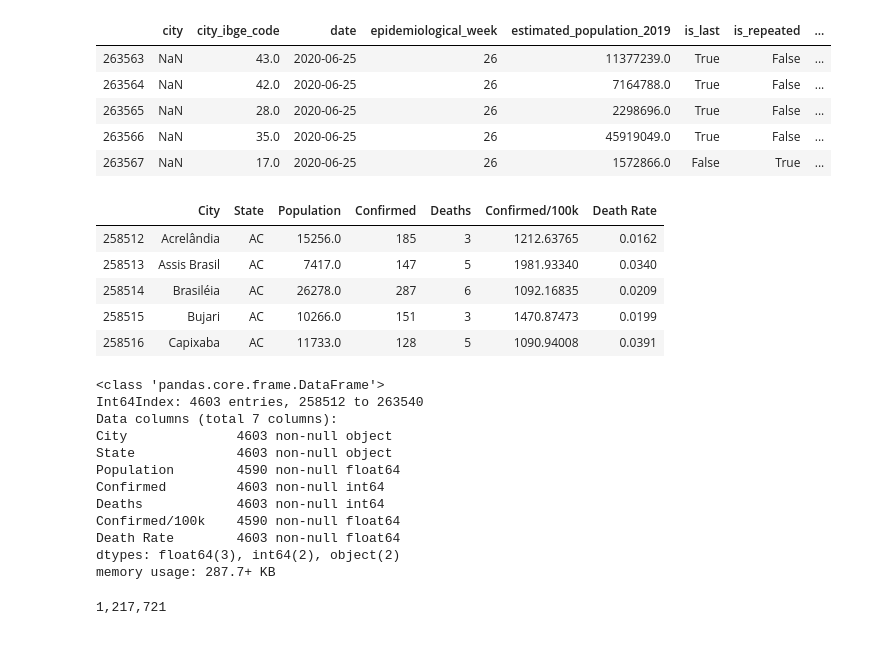
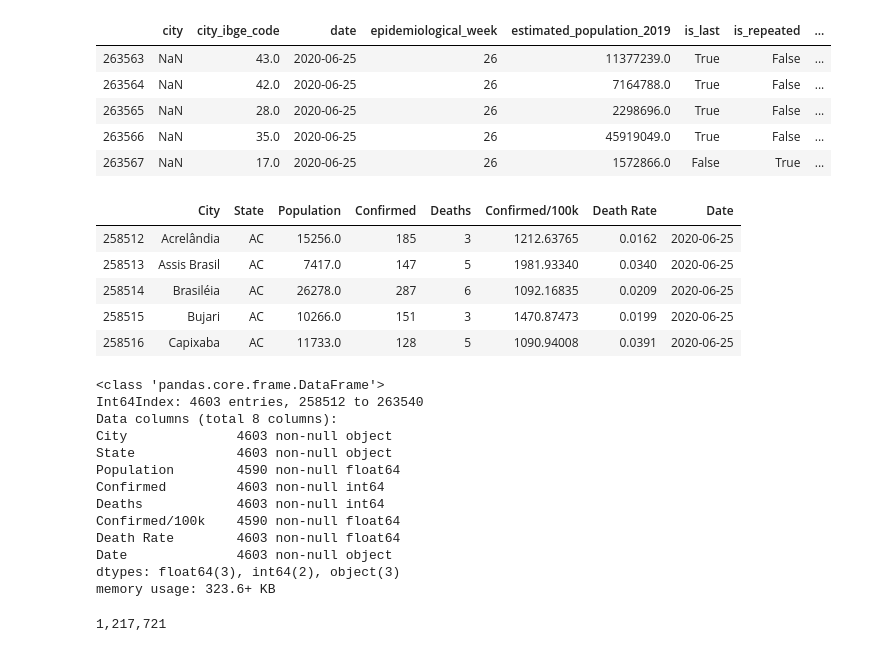
Before and after one commit to gfsilveira/covid, a Jupyter notebook: SE_Covid19-MunicipiosBR.ipynb, the cells around one changed output. Saved outputs shown, nothing was run; the diff lists cells and outputs as text; code cells hidden in the pictures.

```diff
--- a/04-Covid19-MunicipiosBR_socioeconomico_modifi.ipynb
+++ b/SE_Covid19-MunicipiosBR.ipynb
@@ -74,40 +67,42 @@ df_cov.tail()
 # %%
 df_cov = df_cov[
         (df_cov['date'] == df_cov['date'].tail(1).values[0]) &
         (df_cov['place_type'] == 'city') &
         (df_cov['last_available_confirmed'] > 1)
 ][[
     "city",
     "state",
     "estimated_population_2019",
     "last_available_confirmed",
     "last_available_deaths",
     "last_available_confirmed_per_100k_inhabitants",
     "last_available_death_rate",
+    "date",
 ]]
 df_cov = df_cov.rename(columns={
     "city": "City",
     "state": "State",
     "estimated_population_2019": "Population",
     "last_available_confirmed": "Confirmed",
     "last_available_deaths": "Deaths",
     "last_available_confirmed_per_100k_inhabitants": "Confirmed/100k",
     "last_available_death_rate": "Death Rate",
+    "date": "Date",
 })
 df_cov.head()
 # %% [output]
-|  | City | State | Population | Confirmed | Deaths | Confirmed/100k | Death Rate |
-| 258512 | Acrelândia | AC | 15256.0 | 185 | 3 | 1212.63765 | 0.0162 |
-| 258513 | Assis Brasil | AC | 7417.0 | 147 | 5 | 1981.93340 | 0.0340 |
-| 258514 | Brasiléia | AC | 26278.0 | 287 | 6 | 1092.16835 | 0.0209 |
-| 258515 | Bujari | AC | 10266.0 | 151 | 3 | 1470.87473 | 0.0199 |
-| 258516 | Capixaba | AC | 11733.0 | 128 | 5 | 1090.94008 | 0.0391 |
+|  | City | State | Population | Confirmed | Deaths | Confirmed/100k | Death Rate | Date |
+| 258512 | Acrelândia | AC | 15256.0 | 185 | 3 | 1212.63765 | 0.0162 | 2020-06-25 |
+| 258513 | Assis Brasil | AC | 7417.0 | 147 | 5 | 1981.93340 | 0.0340 | 2020-06-25 |
+| 258514 | Brasiléia | AC | 26278.0 | 287 | 6 | 1092.16835 | 0.0209 | 2020-06-25 |
+| 258515 | Bujari | AC | 10266.0 | 151 | 3 | 1470.87473 | 0.0199 | 2020-06-25 |
+| 258516 | Capixaba | AC | 11733.0 | 128 | 5 | 1090.94008 | 0.0391 | 2020-06-25 |
 # %%
 df_cov.info()
 # %% [output]
 <class 'pandas.core.frame.DataFrame'>
 Int64Index: 4603 entries, 258512 to 263540
-Data columns (total 7 columns):
+Data columns (total 8 columns):
 City              4603 non-null object
 State             4603 non-null object
 Population        4590 non-null float64
@@ -115,8 +110,9 @@ Confirmed         4603 non-null int64
 Deaths            4603 non-null int64
 Confirmed/100k    4590 non-null float64
 Death Rate        4603 non-null float64
-dtypes: float64(3), int64(2), object(2)
-memory usage: 287.7+ KB
+Date              4603 non-null object
+dtypes: float64(3), int64(2), object(3)
+memory usage: 323.6+ KB
 # %%
 print_virgula(df_cov['Confirmed'].sum())
 # %% [output]
```
Also changed, not shown: parts of 30 cells of this notebook, 1 other file.
